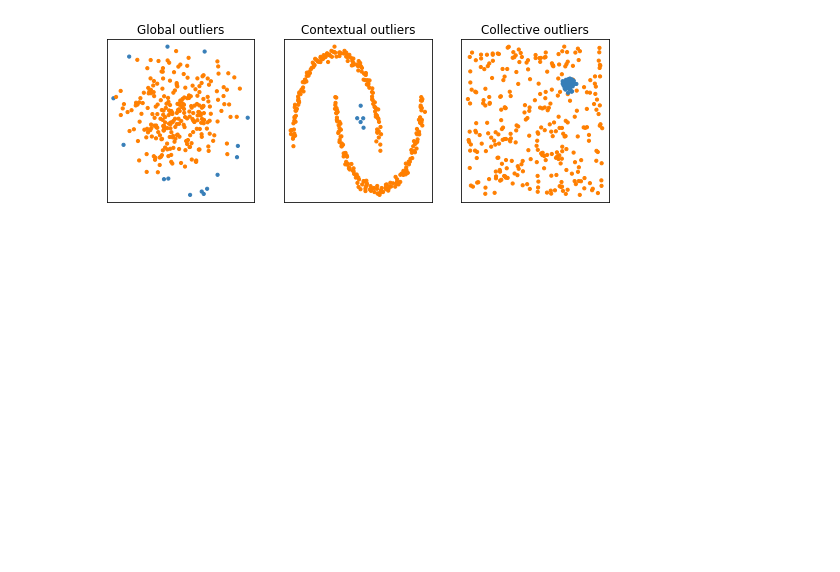
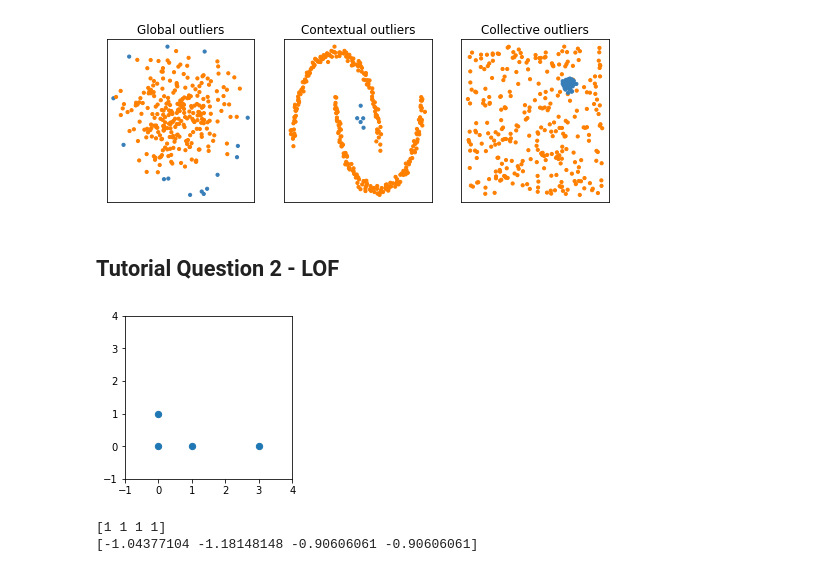
Before and after one commit to HangGao132/tutorial_762_2021, a Jupyter notebook: code/tutorial_11.ipynb, the cells around one changed output. Cells and saved outputs as stored; diff of their text form; code cells hidden in the pictures; blank space fills up the shorter version.

Commit message:
working on tutorial 11

```diff
--- a/code/tutorial_11.ipynb
+++ b/code/tutorial_11.ipynb
@@ -63,3 +63,15 @@ plt.title('Collective outliers')
 plt.savefig('../imgs/outlier_examples.pdf', format='pdf', dpi=1200, bbox_inches='tight')
 # %% [output]
 [figure]
+# %% [markdown]
+## Tutorial Question 2 - LOF
+# %%
+data = np.array([[0,0],[1,0],[0,1],[3,0]])
+
+plt.figure(figsize=(3, 3))
+plt.scatter(data[:, 0], data[:, 1], s=40)
+plt.xlim(-1, 4)
+plt.ylim(-1, 4)
+plt.savefig('../imgs/outlier_lof.pdf', format='pdf', dpi=1200, bbox_inches='tight')
+# %% [output]
+[figure, added]
@@ -65,0 +80,8 @@ plt.savefig('../imgs/outlier_examples.pdf', format='pdf', dpi=1200, bbox_inches=
+# %%
+clf = LocalOutlierFactor(n_neighbors=3, metric='manhattan',novelty=False)
+pred = clf.fit_predict(data)
+print(pred)
+print(clf.negative_outlier_factor_)
+# %% [output]
+[1 1 1 1]
+[-1.04377104 -1.18148148 -0.90606061 -0.90606061]
```
Also changed, not shown: parts of 1 cell of this notebook, 6 other files.
